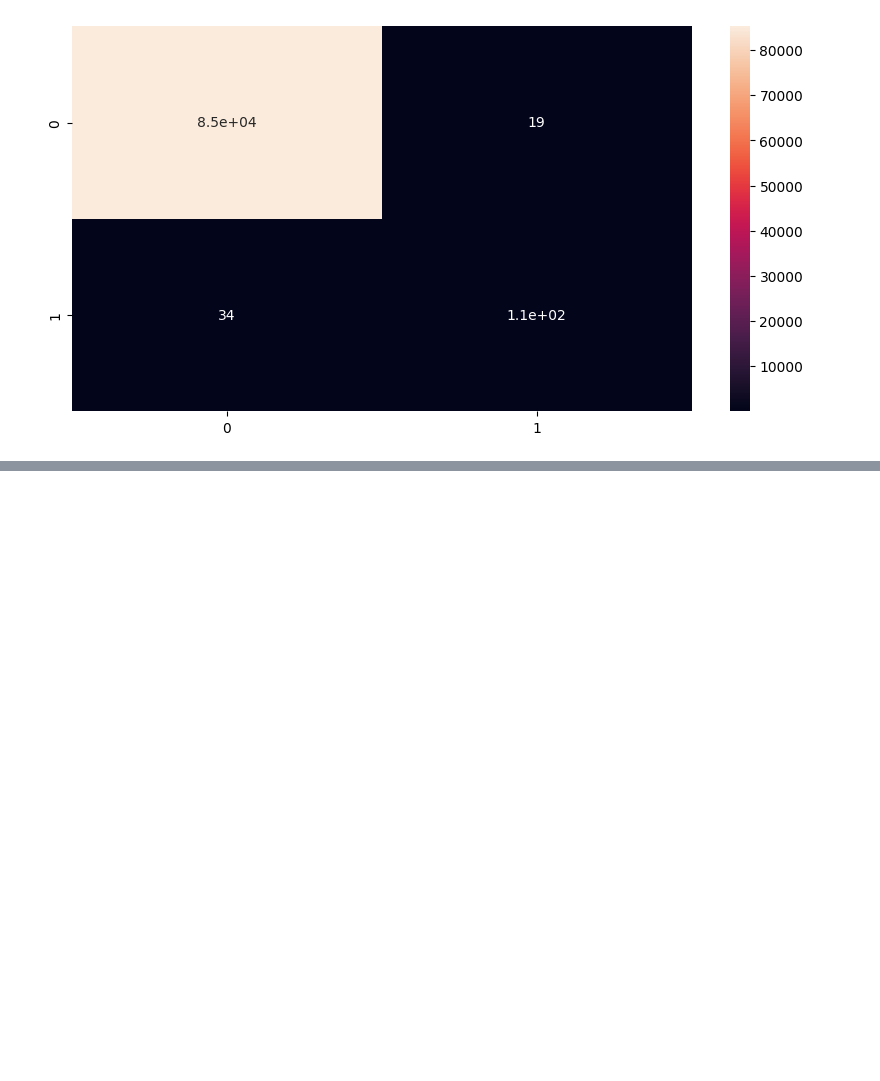
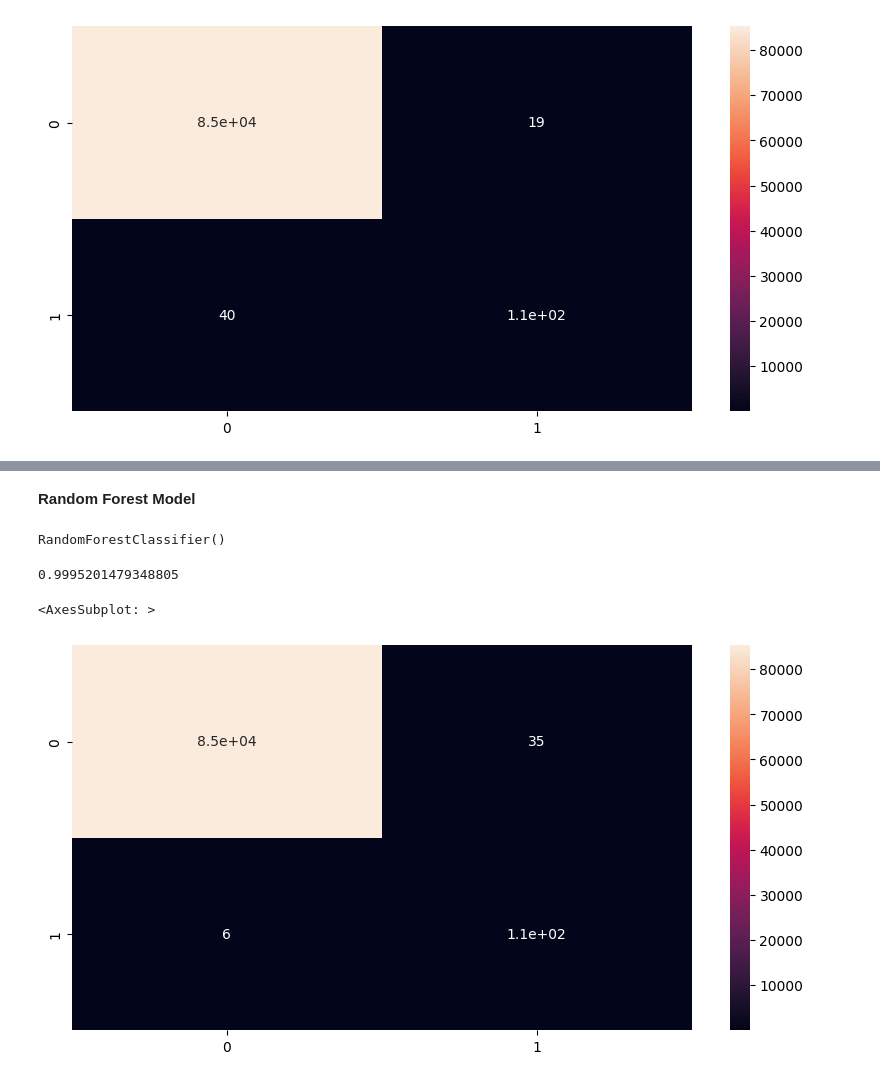
Before and after one commit to Devansh-Gupta-Official/creditcard-fraud-detection, a Jupyter notebook: fraud_detection.ipynb, the cells around one changed output, grey strips where cells are left out. Cells and saved outputs as stored; diff of their text form; code cells hidden in the pictures; blank space fills up the shorter version.

Commit message:
building and evaluating the random forest classifier

```diff
--- a/fraud_detection.ipynb
+++ b/fraud_detection.ipynb
@@ -141,5 +141,5 @@ print(score)
 **Evaluating the Deep Learning Model**
 # %%
 y_pred = model.predict(X_test)
-y_test = pd.DataFrame(y_test)
+y_test_dataframe = pd.DataFrame(y_test)
 # %% [output]
@@ -175,0 +176,21 @@ sns.heatmap(cm1,annot=True)
+# %% [markdown]
+**Random Forest Model**
+# %%
+from sklearn.ensemble import RandomForestClassifier
+classifier = RandomForestClassifier(n_estimators=100)
+classifier.fit(X_train,y_train.values.ravel())
+# %% [output]
+RandomForestClassifier()
+# %%
+y_pred = classifier.predict(X_test)
+# %%
+classifier.score(X_test,y_test)
+# %% [output]
+0.9995201479348805
+# %%
+cm2 = confusion_matrix(y_pred,y_test)
+plt.figure(figsize=(10,5))
+sns.heatmap(cm2,annot=True)
+# %% [output]
+<AxesSubplot: >
+[figure, added]
```
Also changed, not shown: parts of 8 cells of this notebook.
